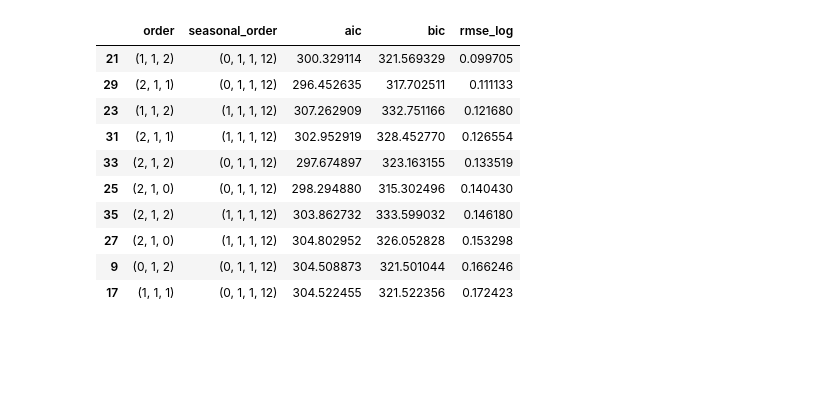
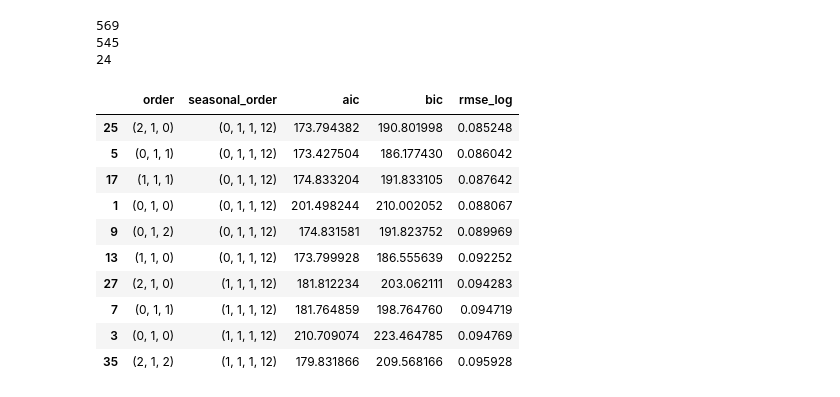
Before and after one commit to Lhanxi/IS3107-tourism-crowd-pipeline, a Jupyter notebook: notebooks/time_series_analysis.ipynb, the cells around one changed output. Cells and saved outputs as stored; diff of their text form; code cells hidden in the pictures; blank space fills up the shorter version.

```diff
--- a/notebooks/time_series_analysis.ipynb
+++ b/notebooks/time_series_analysis.ipynb
@@ -78,6 +71,6 @@ p-value: 1.6302431151577285e-07
 # %%
-ts_data["diff_12"] = ts_data["log_arrivals"].diff(12)
+total_data["diff_12"] = total_data["total_log_arrivals"].diff(12)
 
-plot_acf(ts_data["diff_12"].dropna(), lags=40)
-plot_pacf(ts_data["diff_12"].dropna(), lags=40)
+plot_acf(total_data["diff_12"].dropna(), lags=40)
+plot_pacf(total_data["diff_12"].dropna(), lags=40)
 # %% [output]
@@ -87,6 +80,6 @@ plot_pacf(ts_data["diff_12"].dropna(), lags=40)
 # %%
 # Arima
-model = ARIMA(ts_data["log_arrivals"], order=(1,1,1))
+model = ARIMA(total_data["total_log_arrivals"], order=(1,1,1))
 result = model.fit()
 
 print(result.summary())
@@ -108,12 +101,3 @@ Covariance Type:                  opg
 
 Warnings:
 [1] Covariance matrix calculated using the outer product of gradients (complex-step).
-# %%
-model = SARIMAX(
-    ts_data["log_arrivals"],
-    order=(1,1,1),
-    seasonal_order=(1,1,1,12)
-)
-
-result = model.fit()
-print(result.summary())
@@ -160,6 +104,14 @@ plt.show()
 # %%
-train = ts_data[:-24]
-test = ts_data[-24:]
+train = total_data[:-24]
+test = total_data[-24:]
+
+print(len(total_data))
+print(len(train))
+print(len(test))
+# %% [output]
+569
+545
+24
 # %%
 p = q = range(0, 3)
 d = [1]
@@ -171,43 +123,43 @@ s = [12]
 results = []
 
 for order in itertools.product(p, d, q):
     for seasonal_order_base in itertools.product(P, D, Q, s):
         try:
             model = SARIMAX(
-                train["log_arrivals"],
+                train["total_log_arrivals"],
                 order=order,
                 seasonal_order=seasonal_order_base,
                 enforce_stationarity=False,
                 enforce_invertibility=False
             )
             fitted = model.fit(disp=False)
 
             pred = fitted.get_forecast(steps=len(test)).predicted_mean
-            rmse = np.sqrt(mean_squared_error(test["log_arrivals"], pred))
+            rmse = np.sqrt(mean_squared_error(test["total_log_arrivals"], pred))
 
             results.append({
                 "order": order,
                 "seasonal_order": seasonal_order_base,
                 "aic": fitted.aic,
                 "bic": fitted.bic,
                 "rmse_log": rmse
             })
 
         except Exception:
             continue
 
 results_df = pd.DataFrame(results).sort_values(by=["rmse_log", "aic"])
 results_df.head(10)
 # %% [output]
 |  | order | seasonal_order | aic | bic | rmse_log |
-| 21 | (1, 1, 2) | (0, 1, 1, 12) | 300.329114 | 321.569329 | 0.099705 |
-| 29 | (2, 1, 1) | (0, 1, 1, 12) | 296.452635 | 317.702511 | 0.111133 |
-| 23 | (1, 1, 2) | (1, 1, 1, 12) | 307.262909 | 332.751166 | 0.121680 |
-| 31 | (2, 1, 1) | (1, 1, 1, 12) | 302.952919 | 328.452770 | 0.126554 |
-| 33 | (2, 1, 2) | (0, 1, 1, 12) | 297.674897 | 323.163155 | 0.133519 |
-| 25 | (2, 1, 0) | (0, 1, 1, 12) | 298.294880 | 315.302496 | 0.140430 |
-| 35 | (2, 1, 2) | (1, 1, 1, 12) | 303.862732 | 333.599032 | 0.146180 |
-| 27 | (2, 1, 0) | (1, 1, 1, 12) | 304.802952 | 326.052828 | 0.153298 |
-| 9 | (0, 1, 2) | (0, 1, 1, 12) | 304.508873 | 321.501044 | 0.166246 |
-| 17 | (1, 1, 1) | (0, 1, 1, 12) | 304.522455 | 321.522356 | 0.172423 |
+| 25 | (2, 1, 0) | (0, 1, 1, 12) | 173.794382 | 190.801998 | 0.085248 |
+| 5 | (0, 1, 1) | (0, 1, 1, 12) | 173.427504 | 186.177430 | 0.086042 |
+| 17 | (1, 1, 1) | (0, 1, 1, 12) | 174.833204 | 191.833105 | 0.087642 |
+| 1 | (0, 1, 0) | (0, 1, 1, 12) | 201.498244 | 210.002052 | 0.088067 |
+| 9 | (0, 1, 2) | (0, 1, 1, 12) | 174.831581 | 191.823752 | 0.089969 |
+| 13 | (1, 1, 0) | (0, 1, 1, 12) | 173.799928 | 186.555639 | 0.092252 |
+| 27 | (2, 1, 0) | (1, 1, 1, 12) | 181.812234 | 203.062111 | 0.094283 |
+| 7 | (0, 1, 1) | (1, 1, 1, 12) | 181.764859 | 198.764760 | 0.094719 |
+| 3 | (0, 1, 0) | (1, 1, 1, 12) | 210.709074 | 223.464785 | 0.094769 |
+| 35 | (2, 1, 2) | (1, 1, 1, 12) | 179.831866 | 209.568166 | 0.095928 |
 # %%
```
Also changed, not shown: parts of 23 cells of this notebook.
